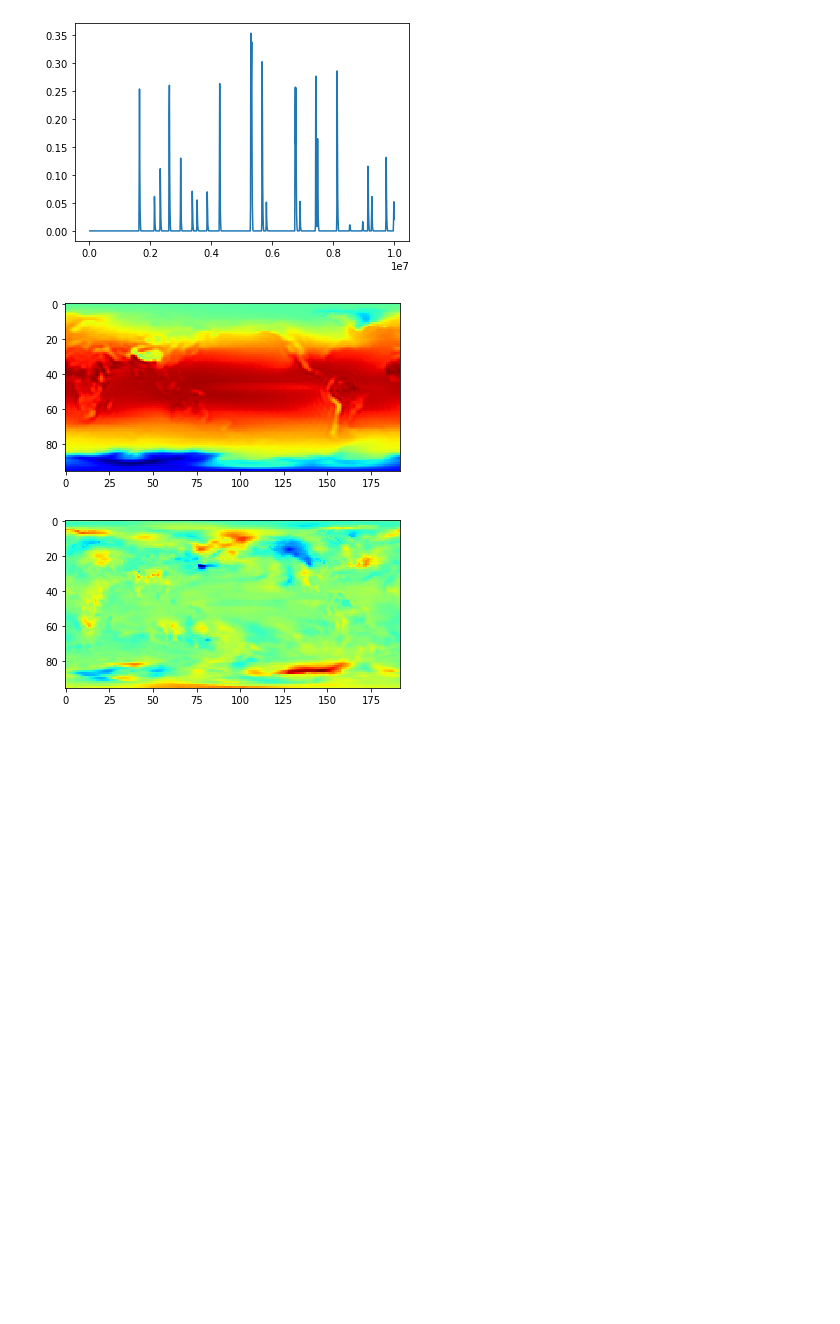
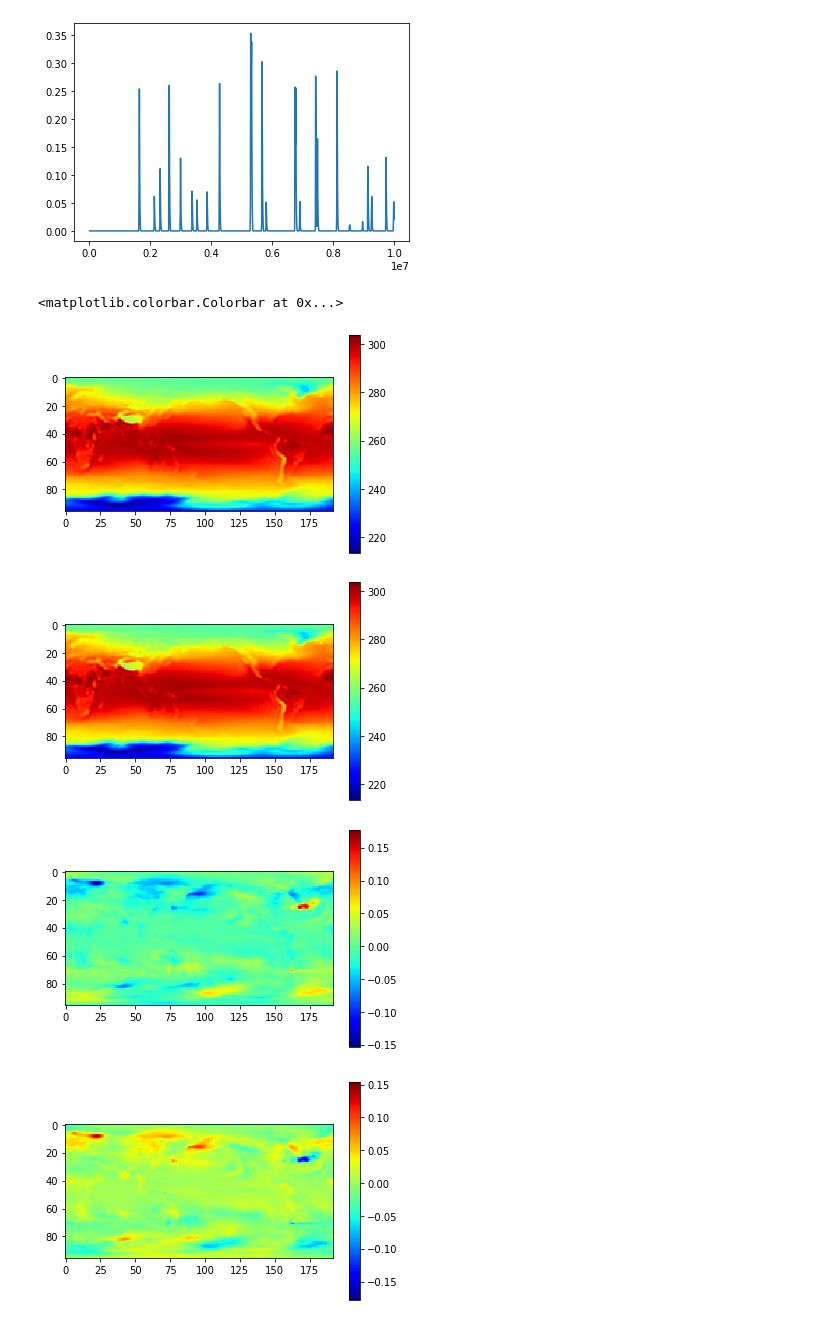
Before and after one commit to HIDA-Datathon/team_bayes, a Jupyter notebook: testing.ipynb, the cells around one changed output. Drawn from its saved outputs; the diff is of its cells as text; code cells hidden in the pictures; blank space fills up the shorter version.

```diff
--- a/testing.ipynb
+++ b/testing.ipynb
@@ -18,12 +21,31 @@ plt.plot(t, AOD)
 [<matplotlib.lines.Line2D at 0x...>]
 [figure]
 [figure]
-# %%
-t, lon, lat, T2m_1 = get_geodata(1)
-T2m_1_mean = np.mean(T2m_1, 0)
-plt.imshow(T2m_1_mean, cmap='jet')
-plot_geodata(500, T2m_1-T2m_1_mean)
-# %% [output]
-[figure, removed]
-[figure, removed]
+# %%
+# Load temperature data
+# The mean over time differs by less than 0.05% locally, so this is a good basis
+
+t, lon, lat, T1 = get_geodata(1)
+t, lon, lat, T2 = get_geodata(2)
+T1_mean = np.mean(T1, 0)
+T2_mean = np.mean(T2, 0)
+T_mean = (T1_mean + T2_mean)/2.0
+plt.figure()
+plt.imshow(T1_mean, cmap='jet')
+plt.colorbar()
+plt.figure()
+plt.imshow(T2_mean, cmap='jet')
+plt.colorbar()
+plt.figure()
+plt.imshow(T1_mean-T_mean, cmap='jet')
+plt.colorbar()
+plt.figure()
+plt.imshow(T2_mean-T_mean, cmap='jet')
+plt.colorbar()
+# %% [output]
+<matplotlib.colorbar.Colorbar at 0x...>
+[figure, added]
+[figure, added]
+[figure, added]
+[figure, added]
 # %%
```
Also changed, not shown: parts of 12 cells of this notebook.
